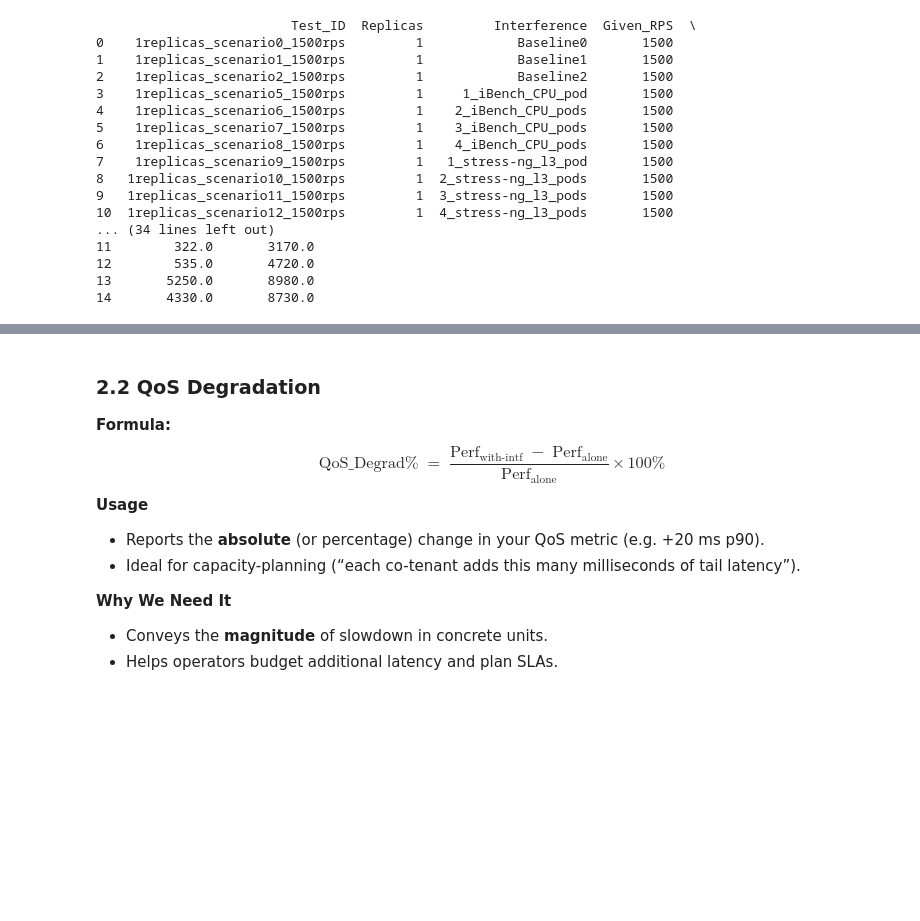
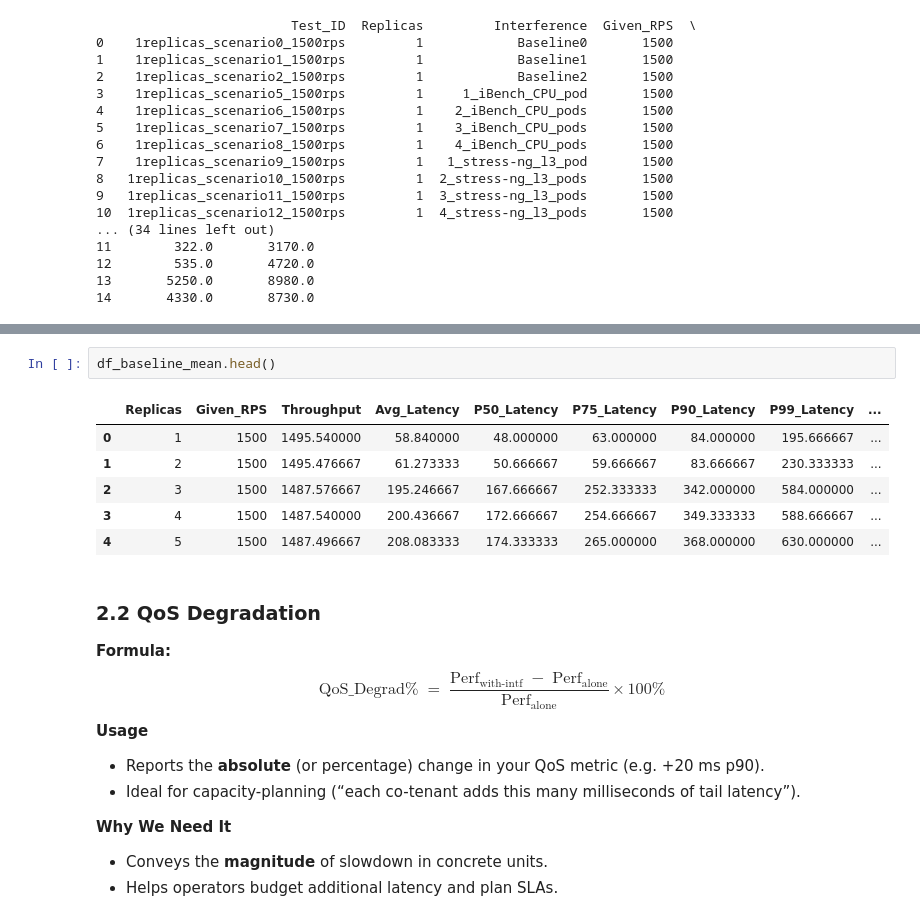
Before and after one commit to georgakopoulosgeo/Interference_Thesis_NTUA, a Jupyter notebook: profiling/slowdown_predictor.ipynb, the cells around one changed output, grey strips where cells are left out. Drawn from its saved outputs; the diff is of its cells as text; blank space fills up the shorter version.

```diff
--- a/profiling/slowdown_predictor.ipynb
+++ b/profiling/slowdown_predictor.ipynb
@@ -538,3 +414,12 @@ print(df_replicas_1.head())
+# %%
+df_baseline_mean.head()
+# %% [output]
+|  | Replicas | Given_RPS | Throughput | Avg_Latency | P50_Latency | P75_Latency | P90_Latency | P99_Latency | ... |
+| 0 | 1 | 1500 | 1495.540000 | 58.840000 | 48.000000 | 63.000000 | 84.000000 | 195.666667 | ... |
+| 1 | 2 | 1500 | 1495.476667 | 61.273333 | 50.666667 | 59.666667 | 83.666667 | 230.333333 | ... |
+| 2 | 3 | 1500 | 1487.576667 | 195.246667 | 167.666667 | 252.333333 | 342.000000 | 584.000000 | ... |
+| 3 | 4 | 1500 | 1487.540000 | 200.436667 | 172.666667 | 254.666667 | 349.333333 | 588.666667 | ... |
+| 4 | 5 | 1500 | 1487.496667 | 208.083333 | 174.333333 | 265.000000 | 368.000000 | 630.000000 | ... |
 # %% [markdown]
 ### 2.2 QoS Degradation
 **Formula:**
```
Also changed, not shown: parts of 4 cells of this notebook, 2 other files.
